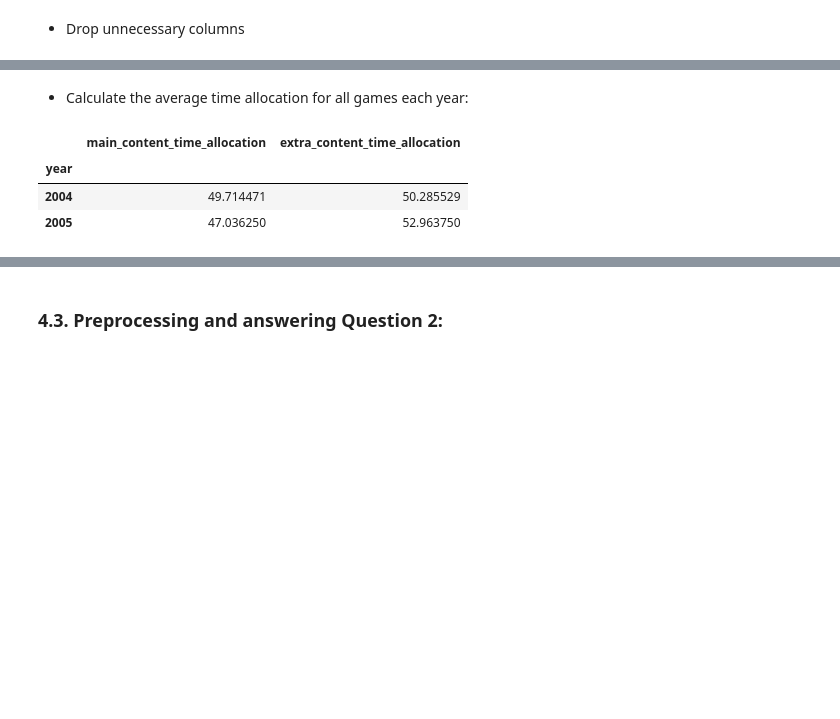
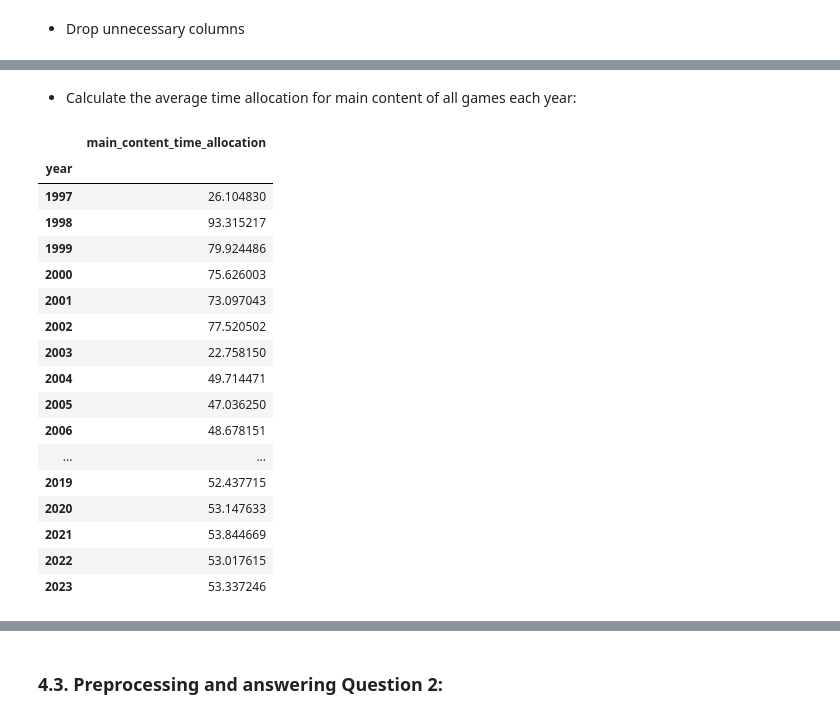
Before and after one commit to juinkinn/Programming4DS-FinalProject, a Jupyter notebook: 22127250_22127478.ipynb, the cells around one changed output, grey strips where cells are left out. Cells and saved outputs as stored; diff of their text form; code cells hidden in the pictures; blank space fills up the shorter version.

```diff
--- a/22127250_22127478.ipynb
+++ b/22127250_22127478.ipynb
@@ -315,0 +323,3 @@ df_q1
+# %%
+df_q1 = df_q1.dropna(subset=['to_beat_main', 'to_beat_completionist'])
+df_q1
@@ -323,7 +348,6 @@ $\rightarrow$ Calculate the time allocation (in percentage) between the main con
 # %%
 # Calculate
-df_q1['main_content_time_allocation'] = df_q1['to_beat_main'] / df_q1['to_beat_completionist'] * 100 # By percentage
-df_q1['extra_content_time_allocation'] = df_q1['extra_content_length'] / df_q1['to_beat_completionist'] * 100 # By percentage
+df_q1.loc[:, 'main_content_time_allocation'] = df_q1['to_beat_main'] / df_q1['to_beat_completionist'] * 100 # By percentage
 
 # Sort by main_content_time_allocation column in the descending order
 df_q1 = df_q1.sort_values(by='main_content_time_allocation', ascending=False)
@@ -334,15 +374,0 @@ KeyError: 'extra_content_length'
-# %%
-# Visualize by using horizontal stacked bar chart
-plt.figure(figsize=(12, 6))
-sns.set(style="whitegrid")
-
-# Plot a stacked bar chart for time allocation
-df_q1.set_index('name')[['main_content_time_allocation', 'extra_content_time_allocation']].plot(kind='barh', stacked=True, figsize=(12, 8), color=['skyblue', 'lightgreen'])
-
-plt.gca().invert_yaxis()
-plt.title('Time Allocation (%) for each Game in 2004-2005', fontsize=16)
-plt.xlabel('Time Allocation (%)', fontsize=12)
-plt.ylabel('Game Name', fontsize=12)
-plt.tight_layout()
-
-plt.show()
@@ -351,0 +377,4 @@ plt.show()
+# %%
+# Only keep rows have valid main_content_time_allocation (<= 100)
+df_q1 = df_q1[df_q1['main_content_time_allocation'] <= 100]
+df_q1
@@ -352,11 +395,25 @@ plt.show()
 # %% [markdown]
-- Calculate the average time allocation for all games each year:
+- Calculate the average time allocation for main content of all games each year:
 # %%
 # Calculate
-avg_time_allocation_by_year = df_q1.groupby('year')[['main_content_time_allocation', 'extra_content_time_allocation']].mean()
+avg_time_allocation_by_year = df_q1.groupby('year')[['main_content_time_allocation']].mean()
 avg_time_allocation_by_year
 # %% [output]
-|  | main_content_time_allocation | extra_content_time_allocation |
-| year |  |  |
-| 2004 | 49.714471 | 50.285529 |
-| 2005 | 47.036250 | 52.963750 |
+|  | main_content_time_allocation |
+| year |  |
+| 1997 | 26.104830 |
+| 1998 | 93.315217 |
+| 1999 | 79.924486 |
+| 2000 | 75.626003 |
+| 2001 | 73.097043 |
+| 2002 | 77.520502 |
+| 2003 | 22.758150 |
+| 2004 | 49.714471 |
+| 2005 | 47.036250 |
+| 2006 | 48.678151 |
+| ... | ... |
+| 2019 | 52.437715 |
+| 2020 | 53.147633 |
+| 2021 | 53.844669 |
+| 2022 | 53.017615 |
+| 2023 | 53.337246 |
```
Also changed, not shown: parts of 33 cells of this notebook.
